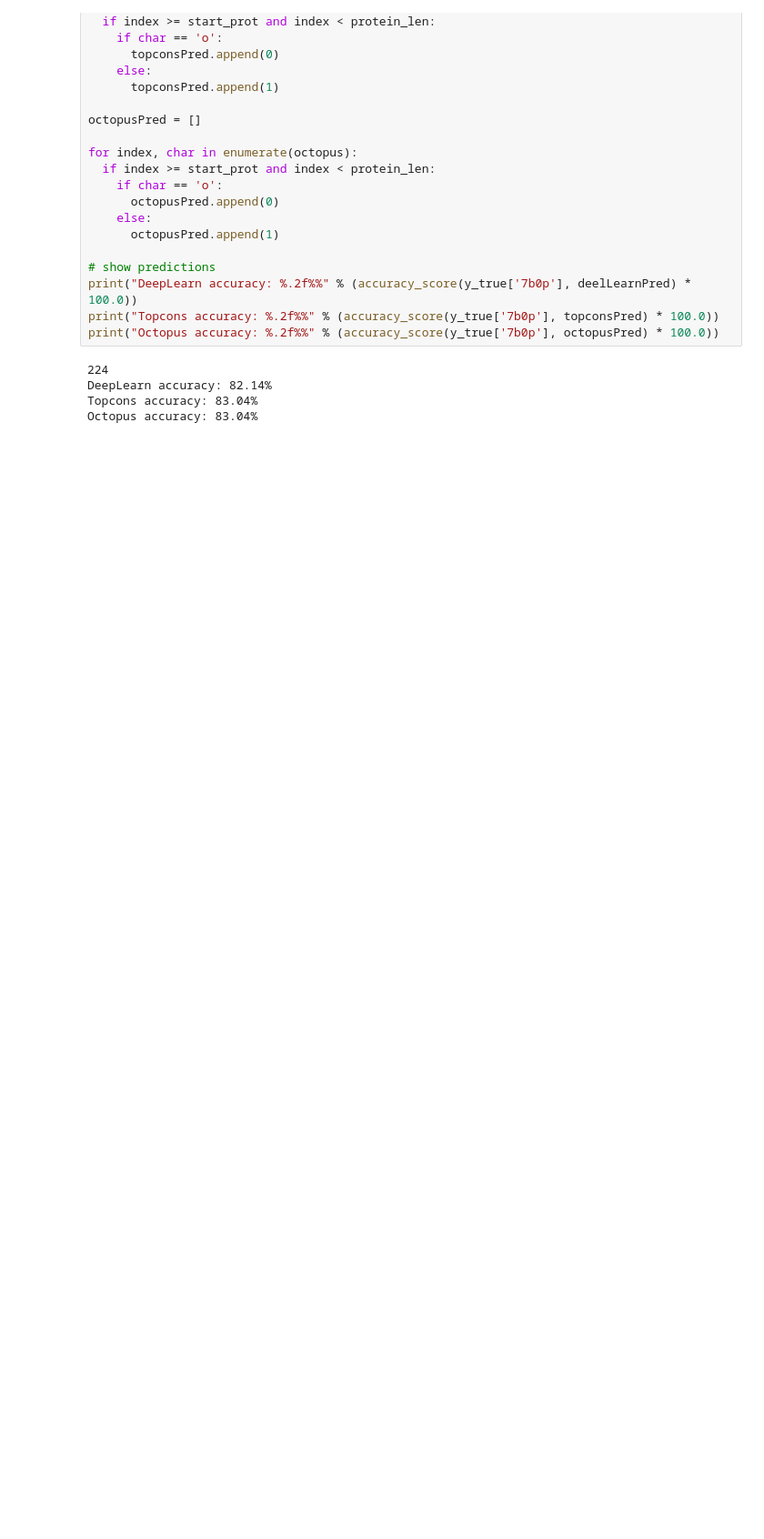
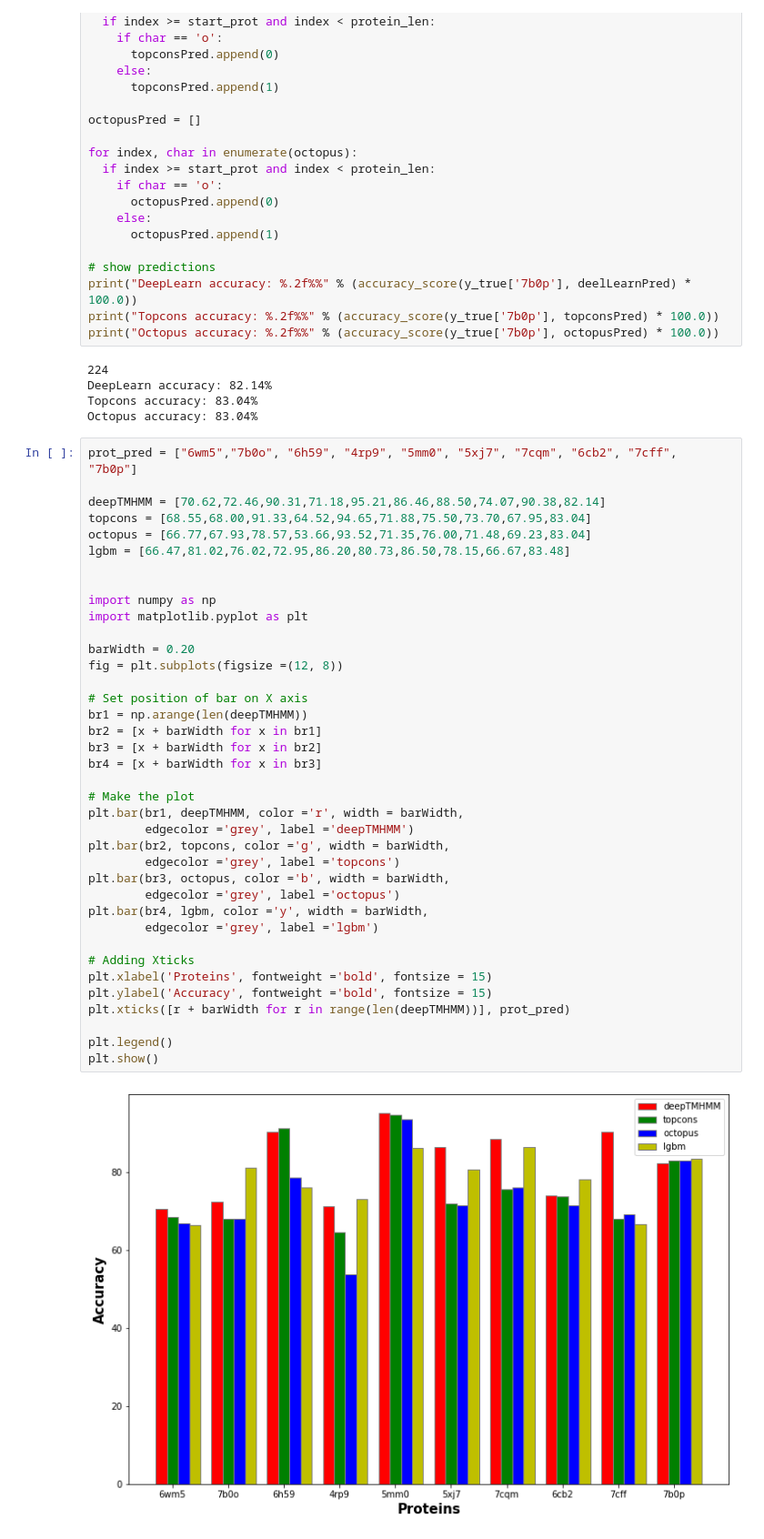
Before and after one commit to Dparanou/transmembrane-protein-prediction, a Jupyter notebook: proteins_classifier.ipynb, the cells around one changed output. Shown: that part at 91% size. Drawn from its saved outputs; the diff is of its cells as text; blank space fills up the shorter version.

Commit message:
add bar plots for comparison

```diff
--- a/proteins_classifier.ipynb
+++ b/proteins_classifier.ipynb
@@ -198,3 +198,43 @@ print("Octopus accuracy: %.2f%%" % (accuracy_score(y_true['7b0p'], octopusPred)
 DeepLearn accuracy: 82.14%
 Topcons accuracy: 83.04%
 Octopus accuracy: 83.04%
+# %%
+prot_pred = ["6wm5","7b0o", "6h59", "4rp9", "5mm0", "5xj7", "7cqm", "6cb2", "7cff", "7b0p"]
+
+deepTMHMM = [70.62,72.46,90.31,71.18,95.21,86.46,88.50,74.07,90.38,82.14]
+topcons = [68.55,68.00,91.33,64.52,94.65,71.88,75.50,73.70,67.95,83.04]
+octopus = [66.77,67.93,78.57,53.66,93.52,71.35,76.00,71.48,69.23,83.04]
+lgbm = [66.47,81.02,76.02,72.95,86.20,80.73,86.50,78.15,66.67,83.48]
+
+
+import numpy as np
+import matplotlib.pyplot as plt
+
+barWidth = 0.20
+fig = plt.subplots(figsize =(12, 8))
+
+# Set position of bar on X axis
+br1 = np.arange(len(deepTMHMM))
+br2 = [x + barWidth for x in br1]
+br3 = [x + barWidth for x in br2]
+br4 = [x + barWidth for x in br3]
+
+# Make the plot
+plt.bar(br1, deepTMHMM, color ='r', width = barWidth,
+        edgecolor ='grey', label ='deepTMHMM')
+plt.bar(br2, topcons, color ='g', width = barWidth,
+        edgecolor ='grey', label ='topcons')
+plt.bar(br3, octopus, color ='b', width = barWidth,
+        edgecolor ='grey', label ='octopus')
+plt.bar(br4, lgbm, color ='y', width = barWidth,
+        edgecolor ='grey', label ='lgbm')
+
+# Adding Xticks
+plt.xlabel('Proteins', fontweight ='bold', fontsize = 15)
+plt.ylabel('Accuracy', fontweight ='bold', fontsize = 15)
+plt.xticks([r + barWidth for r in range(len(deepTMHMM))], prot_pred)
+
+plt.legend()
+plt.show()
+# %% [output]
+[figure, added]
```
Also changed, not shown: 1 other file.
